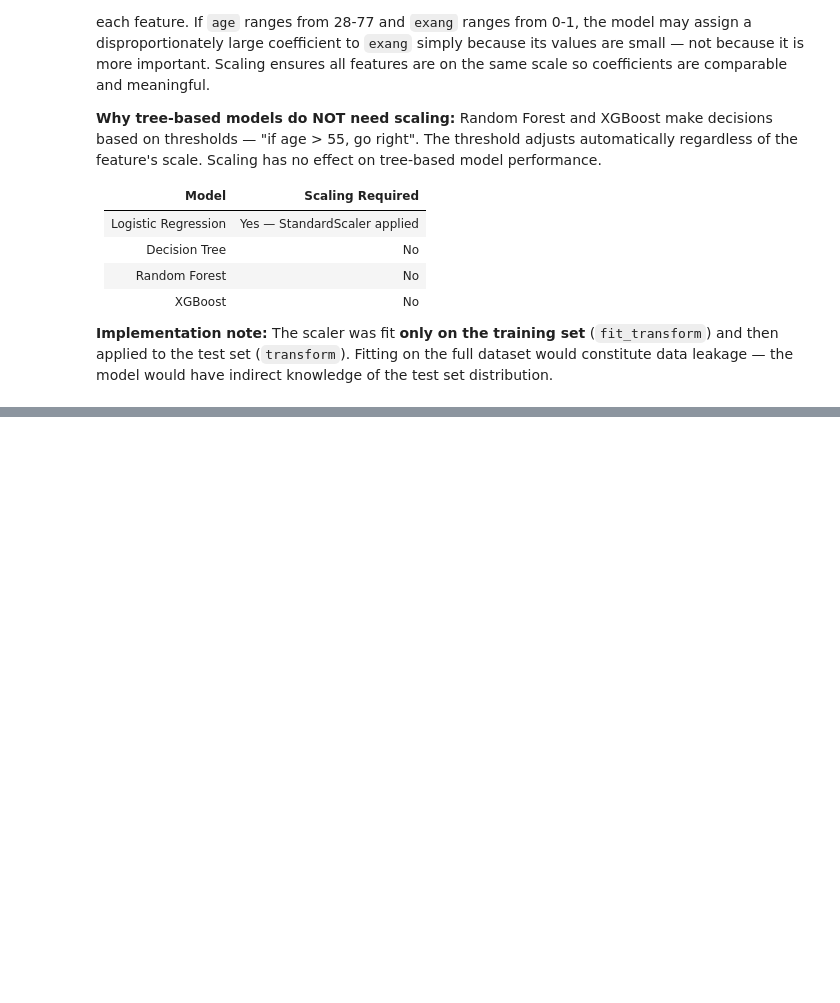
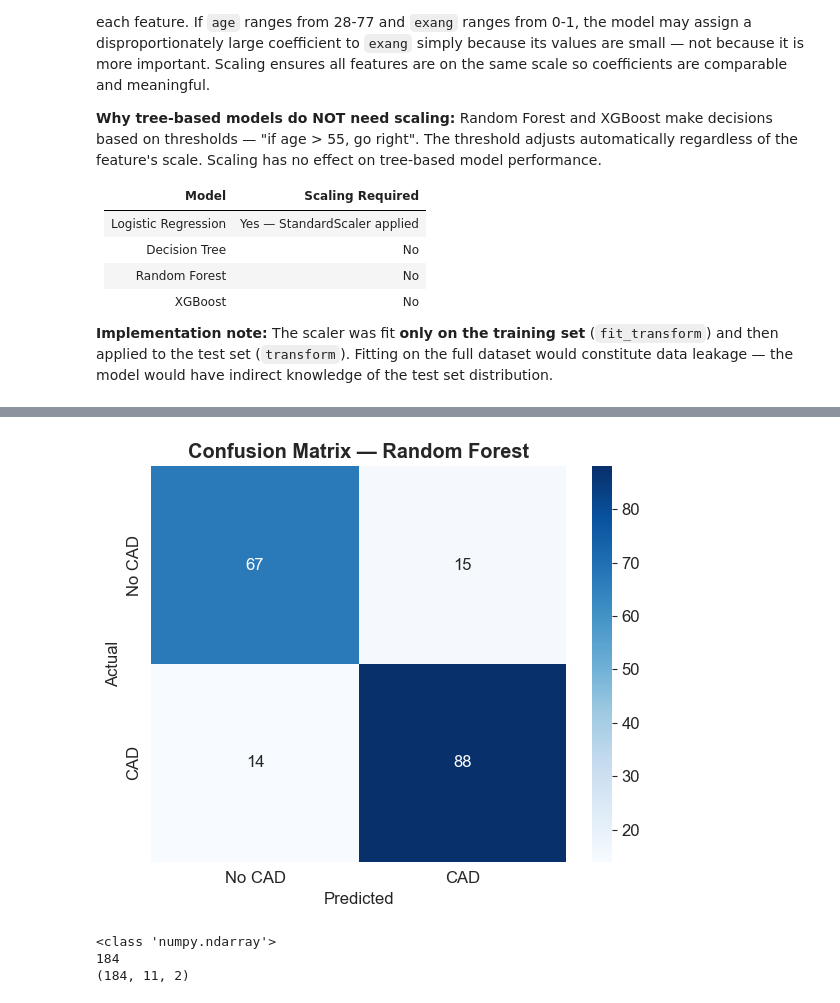
Before and after one commit to JoaquinCar/heart-disease-risk-predictor, a Jupyter notebook: modeling/modeling.ipynb, the cells around one changed output, grey strips where cells are left out. Saved outputs shown, nothing was run; the diff lists cells and outputs as text; code cells hidden in the pictures; blank space fills up the shorter version.

Commit message:
SHAP evaluation and fairness in the model

```diff
--- a/modeling/modeling.ipynb
+++ b/modeling/modeling.ipynb
@@ -130,0 +369,29 @@ Logistic Regression w/ Stratified K-Fold
+# %%
+fig, ax = plt.subplots(figsize=(6, 5))
+
+cm = confusion_matrix(y_test, y_pred)
+sns.heatmap(cm, annot=True, fmt='d', cmap='Blues',
+            xticklabels=['No CAD', 'CAD'],
+            yticklabels=['No CAD', 'CAD'],
+            ax=ax)
+
+ax.set_title('Confusion Matrix — Random Forest', fontweight='bold')
+ax.set_ylabel('Actual')
+ax.set_xlabel('Predicted')
+
+plt.tight_layout()
+plt.show()
+# %% [output]
+[figure, added]
+# %%
+# SHAP explainer for Random Forest
+explainer = shap.TreeExplainer(best_rf)
+shap_values = explainer.shap_values(X_test)
+
+print(type(shap_values))
+print(len(shap_values))
+print(shap_values.shape)
+# %% [output]
+<class 'numpy.ndarray'>
+184
+(184, 11, 2)
```
Also changed, not shown: parts of 20 cells of this notebook, 1 other file.
